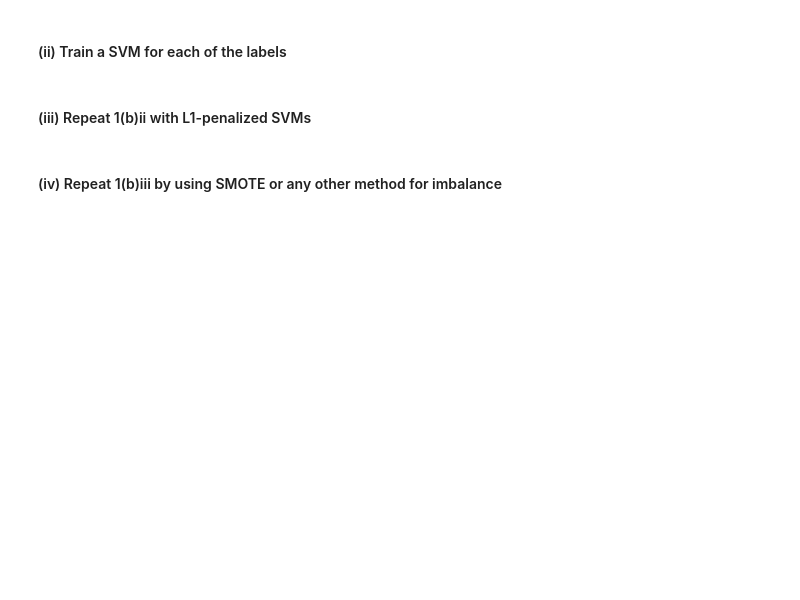
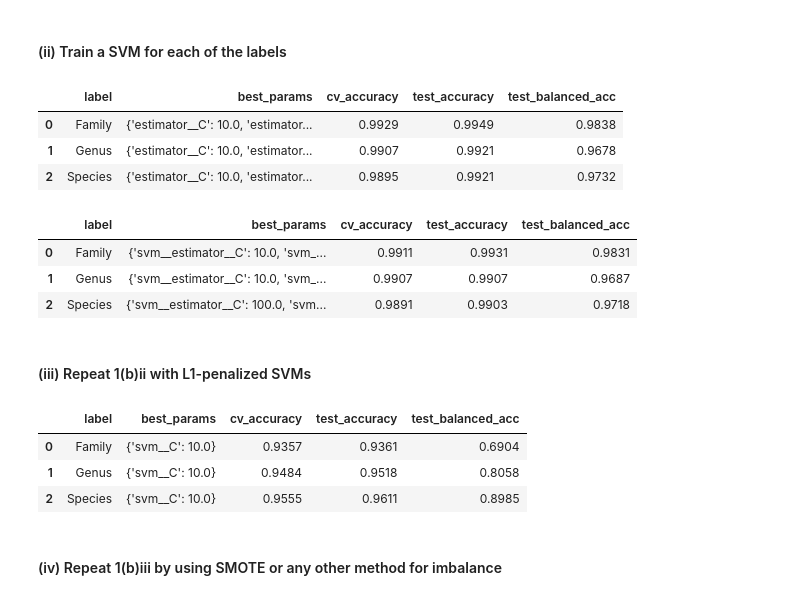
Before and after one commit to ShammuMeyyappan/DSCI552HW7, a Jupyter notebook: notebook/Meyyappan_Shammu_HW7.ipynb, the cells around one changed output. Cells and saved outputs as stored; diff of their text form; code cells hidden in the pictures; blank space fills up the shorter version.

```diff
--- a/notebook/Meyyappan_Shammu_HW7.ipynb
+++ b/notebook/Meyyappan_Shammu_HW7.ipynb
@@ -19,2 +64,43 @@ Import packages
 # %% [markdown]
 #### (ii) Train a SVM for each of the labels
+# %%
+def sigma_to_gamma(sigma):
+    return 1 / (2 * sigma**2)
+
+C_grid = [1e-1, 1e0, 1e1, 1e2, 1e3, 1e4]
+sigma_grid = [0.25, 0.5, 0.75, 1.0, 1.5, 2.0]
+gamma_grid = [sigma_to_gamma(s) for s in sigma_grid]
+
+cv10 = StratifiedKFold(n_splits=10, shuffle=True, random_state=RANDOM_STATE)
+
+def fit_per_label(make_model, param_grid, X_tr, Y_tr, X_te, Y_te):
+    """Grid-searches one model per label, predicts test set, returns summary table and test predictions."""
+    rows = []
+    Y_pred = pd.DataFrame(index=Y_te.index)
+    for label in label_cols:
+        search = GridSearchCV(make_model(), param_grid, cv=cv10, scoring="accuracy", n_jobs=-1)
+        search.fit(X_tr, Y_tr[label])
+        Y_pred[label] = search.predict(X_te)
+        rows.append({
+            "label": label,
+            "best_params": search.best_params_,
+            "cv_accuracy": round(search.best_score_, 4),
+            "test_accuracy": round(accuracy_score(Y_te[label], Y_pred[label]), 4),
+            "test_balanced_acc": round(balanced_accuracy_score(Y_te[label], Y_pred[label]), 4),
+        })
+    return pd.DataFrame(rows), Y_pred
+# %%
+# Raw attributes
+
+def rbf_raw():
+    return OneVsRestClassifier(SVC(kernel="rbf"))
+
+grid_raw = {"estimator__C": C_grid, "estimator__gamma": gamma_grid}
+
+table_rbf_raw, pred_rbf_raw = fit_per_label(rbf_raw, grid_raw, X_train, Y_train, X_test, Y_test)
+table_rbf_raw
+# %% [output]
+|  | label | best_params | cv_accuracy | test_accuracy | test_balanced_acc |
+| 0 | Family | {'estimator__C': 10.0, 'estimator... | 0.9929 | 0.9949 | 0.9838 |
+| 1 | Genus | {'estimator__C': 10.0, 'estimator... | 0.9907 | 0.9921 | 0.9678 |
+| 2 | Species | {'estimator__C': 10.0, 'estimator... | 0.9895 | 0.9921 | 0.9732 |
@@ -20,0 +112,20 @@ Import packages
+# %%
+# Standardized attributes
+
+def rbf_std():
+    return Pipeline([
+        ("scale", StandardScaler()),
+        ("svm", OneVsRestClassifier(SVC(kernel="rbf"))),
+    ])
+
+sigma_grid_std = [1, 2, 3, 4, 5, 6]
+grid_std = {"svm__estimator__C": C_grid,
+            "svm__estimator__gamma": [sigma_to_gamma(s) for s in sigma_grid_std]}
+
+table_rbf_std, pred_rbf_std = fit_per_label(rbf_std, grid_std, X_train, Y_train, X_test, Y_test)
+table_rbf_std
+# %% [output]
+|  | label | best_params | cv_accuracy | test_accuracy | test_balanced_acc |
+| 0 | Family | {'svm__estimator__C': 10.0, 'svm_... | 0.9911 | 0.9931 | 0.9831 |
+| 1 | Genus | {'svm__estimator__C': 10.0, 'svm_... | 0.9907 | 0.9907 | 0.9687 |
+| 2 | Species | {'svm__estimator__C': 100.0, 'svm... | 0.9891 | 0.9903 | 0.9718 |
@@ -21,2 +134,18 @@ Import packages
 # %% [markdown]
 #### (iii) Repeat 1(b)ii with L1-penalized SVMs
+# %%
+def l1_svm():
+    return Pipeline([
+        ("scale", StandardScaler()),
+        ("svm", LinearSVC(penalty="l1", dual=False, max_iter=10000)),
+    ])
+
+grid_l1 = {"svm__C": [1e-3, 1e-2, 1e-1, 1e0, 1e1]}
+
+table_l1, pred_l1 = fit_per_label(l1_svm, grid_l1, X_train, Y_train, X_test, Y_test)
+table_l1
+# %% [output]
+|  | label | best_params | cv_accuracy | test_accuracy | test_balanced_acc |
+| 0 | Family | {'svm__C': 10.0} | 0.9357 | 0.9361 | 0.6904 |
+| 1 | Genus | {'svm__C': 10.0} | 0.9484 | 0.9518 | 0.8058 |
+| 2 | Species | {'svm__C': 10.0} | 0.9555 | 0.9611 | 0.8985 |
```
Also changed, not shown: parts of 23 cells of this notebook, 1 other file.
